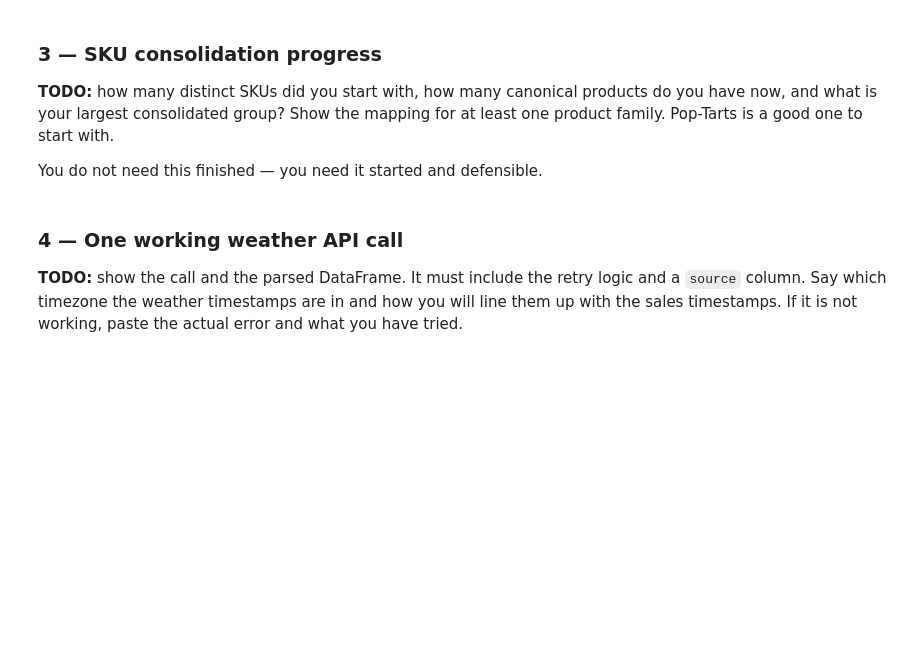
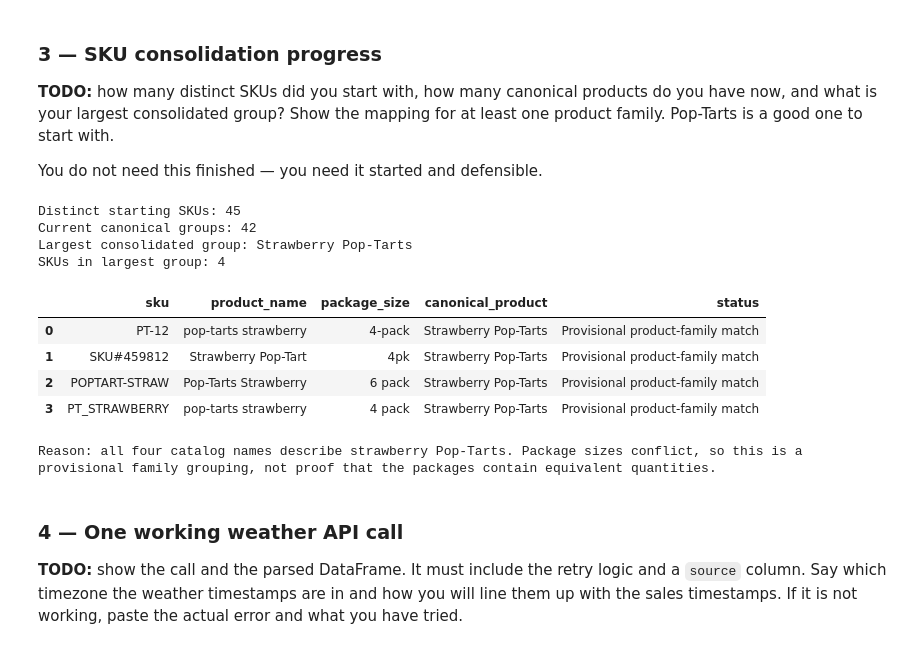
Before and after one commit to nishithy13/DS2002-Midterm, a Jupyter notebook: 06-midterm-walmart/2026-10-23 — Midterm Checkpoint — Lab.ipynb, the cells around one changed output. Drawn from its saved outputs; the diff is of its cells as text; code cells hidden in the pictures; blank space fills up the shorter version.

```diff
--- a/06-midterm-walmart/2026-10-23 — Midterm Checkpoint — Lab.ipynb
+++ b/06-midterm-walmart/2026-10-23 — Midterm Checkpoint — Lab.ipynb
@@ -249,7 +280,7 @@ print("Team disagreements: not yet documented; confirm with teammates.")
 You do not need this finished — you need it started and defensible.
 # %%
 # TODO
-catalog = pd.read_csv("product_catalog.csv")
+catalog = pd.read_csv(data_path("product_catalog.csv"))
 catalog["sku"] = catalog["sku"].astype("string").str.strip().str.upper()
 
 pop_tarts_skus = [
@@ -284,33 +315,44 @@ group_sizes = (
 )
 
 print("Distinct starting SKUs:", original_df["sku"].nunique())
 print("Current canonical groups:", sku_mapping["canonical_product"].nunique())
 print("Largest consolidated group:", group_sizes.index[0])
 print("SKUs in largest group:", group_sizes.iloc[0])
 
 family_mapping = catalog.merge(
     sku_mapping, on="sku", how="left", validate="many_to_one"
 )
 display(
     family_mapping.loc[
         family_mapping["sku"].isin(pop_tarts_skus),
         ["sku", "product_name", "package_size", "canonical_product", "status"]
     ]
 )
 
 clean_df["sku"] = clean_df["sku"].astype("string").str.strip().str.upper()
 clean_df = clean_df.drop(
     columns=["canonical_product"], errors="ignore"
 ).merge(
     sku_mapping[["sku", "canonical_product"]],
     on="sku", how="left", validate="many_to_one"
 )
 
 print(
     "Reason: all four catalog names describe strawberry Pop-Tarts. "
     "Package sizes conflict, so this is a provisional family grouping, "
     "not proof that the packages contain equivalent quantities."
 )
+# %% [output]
+Distinct starting SKUs: 45
+Current canonical groups: 42
+Largest consolidated group: Strawberry Pop-Tarts
+SKUs in largest group: 4
+|  | sku | product_name | package_size | canonical_product | status |
+| 0 | PT-12 | pop-tarts strawberry | 4-pack | Strawberry Pop-Tarts | Provisional product-family match |
+| 1 | SKU#459812 | Strawberry Pop-Tart | 4pk | Strawberry Pop-Tarts | Provisional product-family match |
+| 2 | POPTART-STRAW | Pop-Tarts Strawberry | 6 pack | Strawberry Pop-Tarts | Provisional product-family match |
+| 3 | PT_STRAWBERRY | pop-tarts strawberry | 4 pack | Strawberry Pop-Tarts | Provisional product-family match |
+Reason: all four catalog names describe strawberry Pop-Tarts. Package sizes conflict, so this is a provisional family grouping, not proof that the packages contain equivalent quantities.
 # %% [markdown]
 ### 4 — One working weather API call
 
```
Also changed, not shown: parts of 10 cells of this notebook.
